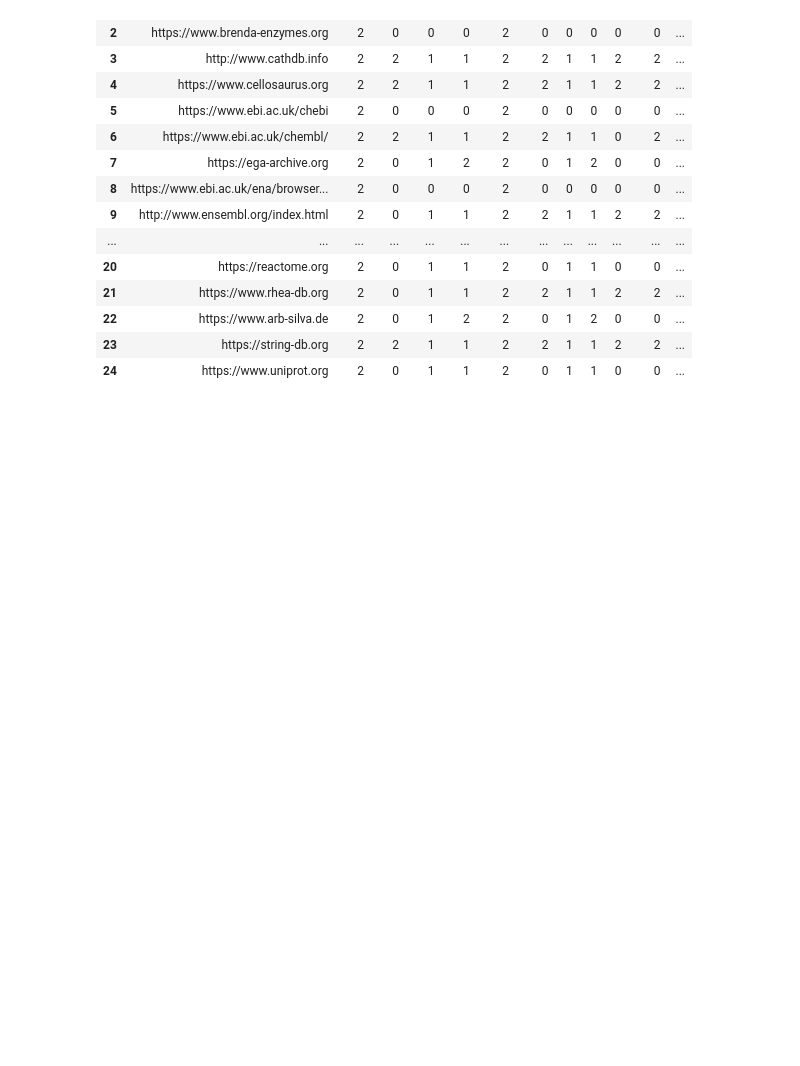
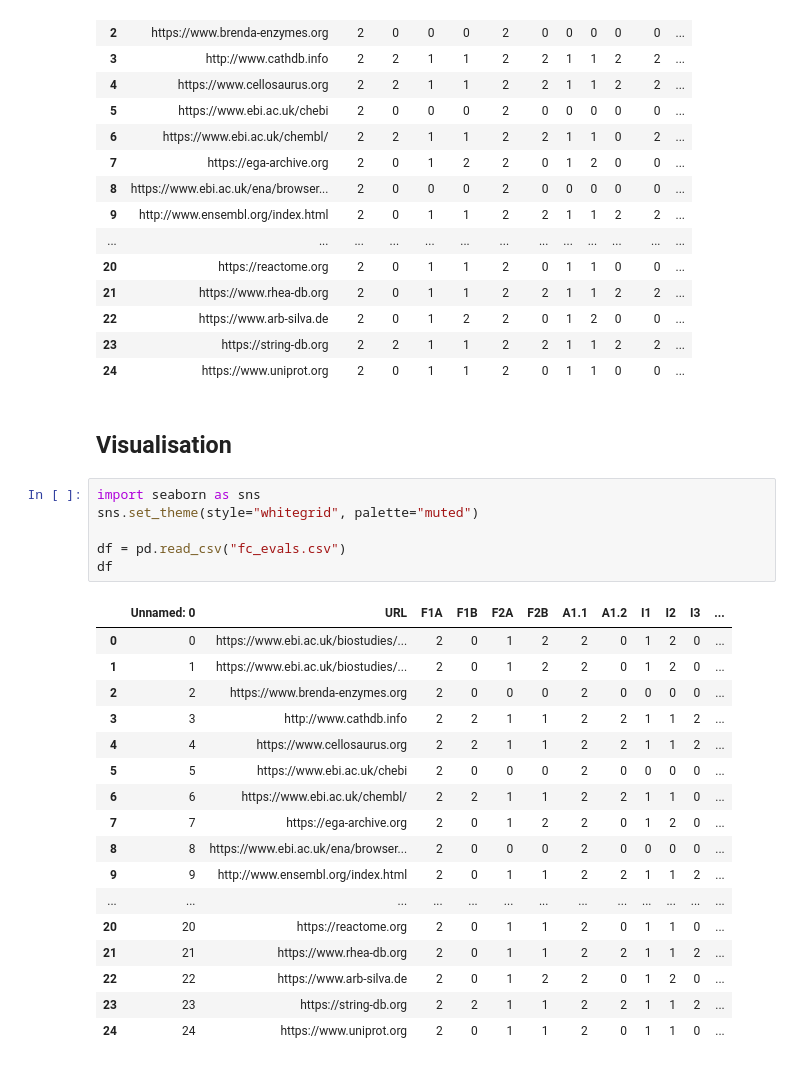
Before and after one commit to IFB-ElixirFr/FAIR-checker, a Jupyter notebook: notebooks/CDR FAIRness evaluation.ipynb, the cells around one changed output. Drawn from its saved outputs; the diff is of its cells as text; blank space fills up the shorter version.

```diff
--- a/notebooks/CDR FAIRness evaluation.ipynb
+++ b/notebooks/CDR FAIRness evaluation.ipynb
@@ -158,3 +158,29 @@ df
 | 22 | https://www.arb-silva.de | 2 | 0 | 1 | 2 | 2 | 0 | 1 | 2 | 0 | 0 | ... |
 | 23 | https://string-db.org | 2 | 2 | 1 | 1 | 2 | 2 | 1 | 1 | 2 | 2 | ... |
 | 24 | https://www.uniprot.org | 2 | 0 | 1 | 1 | 2 | 0 | 1 | 1 | 0 | 0 | ... |
+# %% [markdown]
+## Visualisation
+# %%
+import seaborn as sns
+sns.set_theme(style="whitegrid", palette="muted")
+
+df = pd.read_csv("fc_evals.csv")
+df
+# %% [output]
+|  | Unnamed: 0 | URL | F1A | F1B | F2A | F2B | A1.1 | A1.2 | I1 | I2 | I3 | ... |
+| 0 | 0 | https://www.ebi.ac.uk/biostudies/... | 2 | 0 | 1 | 2 | 2 | 0 | 1 | 2 | 0 | ... |
+| 1 | 1 | https://www.ebi.ac.uk/biostudies/... | 2 | 0 | 1 | 2 | 2 | 0 | 1 | 2 | 0 | ... |
+| 2 | 2 | https://www.brenda-enzymes.org | 2 | 0 | 0 | 0 | 2 | 0 | 0 | 0 | 0 | ... |
+| 3 | 3 | http://www.cathdb.info | 2 | 2 | 1 | 1 | 2 | 2 | 1 | 1 | 2 | ... |
+| 4 | 4 | https://www.cellosaurus.org | 2 | 2 | 1 | 1 | 2 | 2 | 1 | 1 | 2 | ... |
+| 5 | 5 | https://www.ebi.ac.uk/chebi | 2 | 0 | 0 | 0 | 2 | 0 | 0 | 0 | 0 | ... |
+| 6 | 6 | https://www.ebi.ac.uk/chembl/ | 2 | 2 | 1 | 1 | 2 | 2 | 1 | 1 | 0 | ... |
+| 7 | 7 | https://ega-archive.org | 2 | 0 | 1 | 2 | 2 | 0 | 1 | 2 | 0 | ... |
+| 8 | 8 | https://www.ebi.ac.uk/ena/browser... | 2 | 0 | 0 | 0 | 2 | 0 | 0 | 0 | 0 | ... |
+| 9 | 9 | http://www.ensembl.org/index.html | 2 | 0 | 1 | 1 | 2 | 2 | 1 | 1 | 2 | ... |
+| ... | ... | ... | ... | ... | ... | ... | ... | ... | ... | ... | ... | ... |
+| 20 | 20 | https://reactome.org | 2 | 0 | 1 | 1 | 2 | 0 | 1 | 1 | 0 | ... |
+| 21 | 21 | https://www.rhea-db.org | 2 | 0 | 1 | 1 | 2 | 2 | 1 | 1 | 2 | ... |
+| 22 | 22 | https://www.arb-silva.de | 2 | 0 | 1 | 2 | 2 | 0 | 1 | 2 | 0 | ... |
+| 23 | 23 | https://string-db.org | 2 | 2 | 1 | 1 | 2 | 2 | 1 | 1 | 2 | ... |
+| 24 | 24 | https://www.uniprot.org | 2 | 0 | 1 | 1 | 2 | 0 | 1 | 1 | 0 | ... |
```
Also changed, not shown: parts of 3 cells of this notebook, 17 other files.
